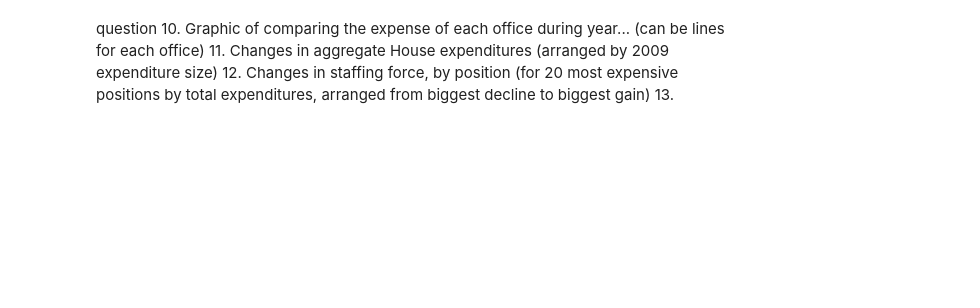
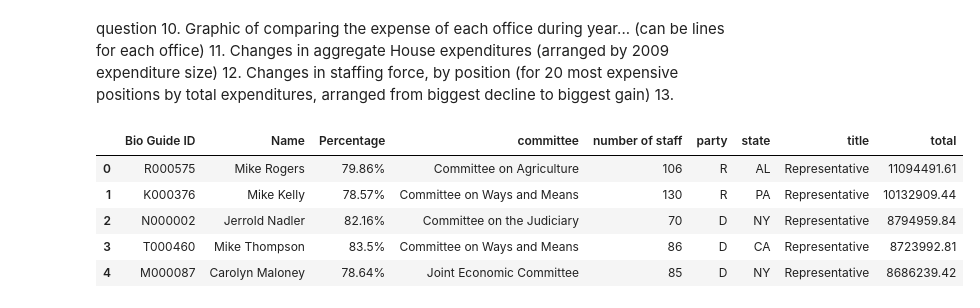
Before and after one commit to arminkhayyer/Information-Technology-Dr-Smith, a Jupyter notebook: Project2 notebook.ipynb, the cells around one changed output. Cells and saved outputs as stored; diff of their text form; code cells hidden in the pictures; blank space fills up the shorter version.

```diff
--- a/Project2 notebook.ipynb
+++ b/Project2 notebook.ipynb
@@ -181,5 +228,61 @@ question 10. Graphic of comparing the expense of each office during year... (can
 11. Changes in aggregate House expenditures (arranged by 2009 expenditure size)
 12. Changes in staffing force, by position (for 20 most expensive positions by total expenditures, arranged from biggest decline to biggest gain)
 13.
+# %%
+ #changes for personal compensation in percentile- the first 5 largest and smallest.
+
+from congress import Congress
+personal_comp_df = df.loc[df.CATEGORY == "PERSONNEL COMPENSATION", :]
+#print(personal_comp_df.loc[df.PAYEE == "AVANT, ISSAC L", :])
+MOST_EXP_EMP = list(personal_comp_df.groupby([ "BIOGUIDE_ID"])["AMOUNT"].sum().nlargest(5).index)
+
+
+
+
+
+api_key = 'Z7cnuQ3cufA08VfbWOoqURVpeSUuyT8QQazVwAGY'
+congress = Congress(api_key)
+congressmans = [congress.members.get(i) for i in MOST_EXP_EMP]
+
+
+
+required_data = ["title", "state", "party", "committees" ]
+final = []
+for i in congressmans:
+    raw_dict = i["roles"][0]
+    congressman_info = dict((key,value) for key, value in raw_dict.items() if key in required_data)
+    final.append(congressman_info)
+
+for i in final:
+    congressman_comittee = i["committees"][0]["name"]
+    i.pop("committees")
+    i.update({"committee":congressman_comittee})
+
+for i in final:
+    index = final.index(i)
+    i.update({"Name":(congressmans[index]["first_name"] + " " +  congressmans[index]["last_name"] )})
+
+
+
+final_df = []
+for i in MOST_EXP_EMP:
+    a = personal_comp_df.loc[df.BIOGUIDE_ID == i, :]["AMOUNT"].sum()
+    unique_number_of_payee = len(personal_comp_df.loc[df.BIOGUIDE_ID == i, ["PAYEE"]]["PAYEE"].unique())
+    total_expenditure = df.loc[df.BIOGUIDE_ID == i, "AMOUNT"].sum()
+    percentage = str(np.round(a/total_expenditure * 100, decimals=2)) + "%"
+    index = MOST_EXP_EMP.index(i)
+    final[index].update({"total":a, "number of staff": unique_number_of_payee, "Bio Guide ID": i, "Percentage":percentage})
+    final_df.append(final[index])
+
+
+final_df = pd.DataFrame.from_dict(final_df)
+final_df.head()
+# %% [output]
+|  | Bio Guide ID | Name | Percentage | committee | number of staff | party | state | title | total |
+| 0 | R000575 | Mike Rogers | 79.86% | Committee on Agriculture | 106 | R | AL | Representative | 11094491.61 |
+| 1 | K000376 | Mike Kelly | 78.57% | Committee on Ways and Means | 130 | R | PA | Representative | 10132909.44 |
+| 2 | N000002 | Jerrold Nadler | 82.16% | Committee on the Judiciary | 70 | D | NY | Representative | 8794959.84 |
+| 3 | T000460 | Mike Thompson | 83.5% | Committee on Ways and Means | 86 | D | CA | Representative | 8723992.81 |
+| 4 | M000087 | Carolyn Maloney | 78.64% | Joint Economic Committee | 85 | D | NY | Representative | 8686239.42 |
 # %%
 df.groupby(["OFFICE"])["AMOUNT"].sum().nlargest(5)
```
Also changed, not shown: parts of 12 cells of this notebook, 2 other files.
